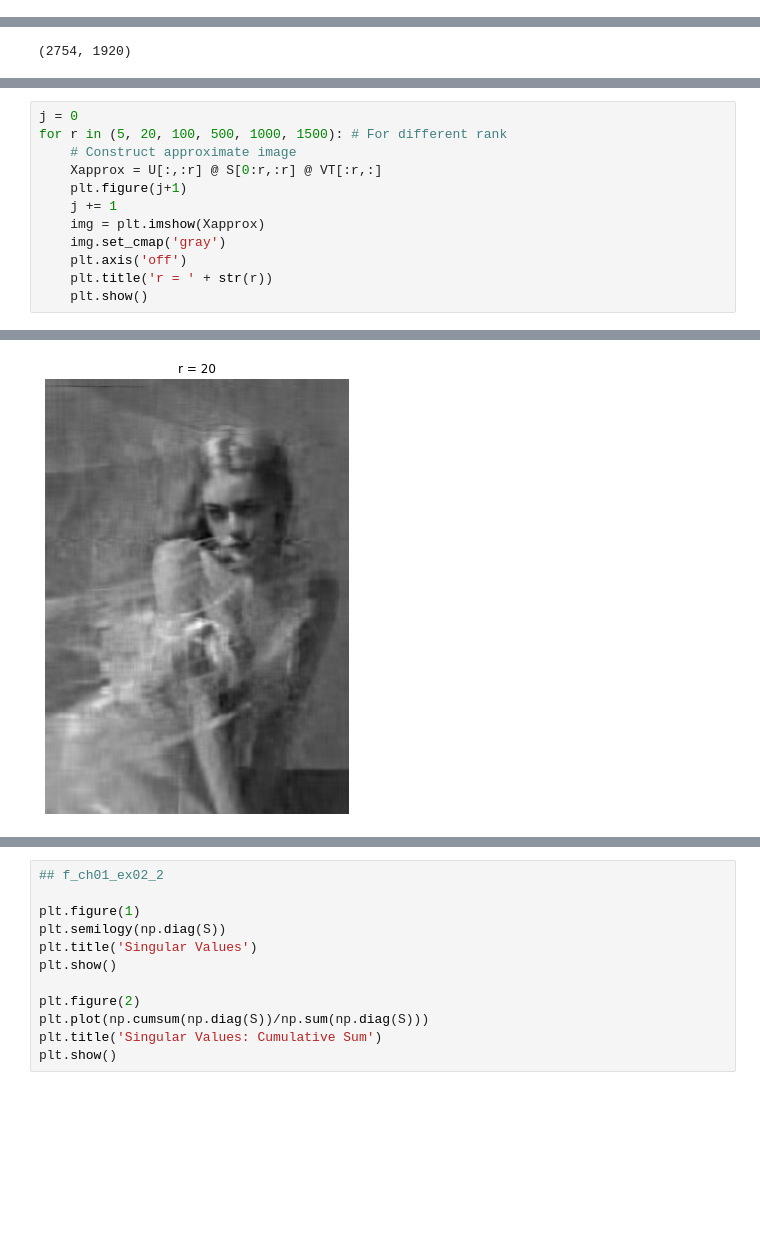
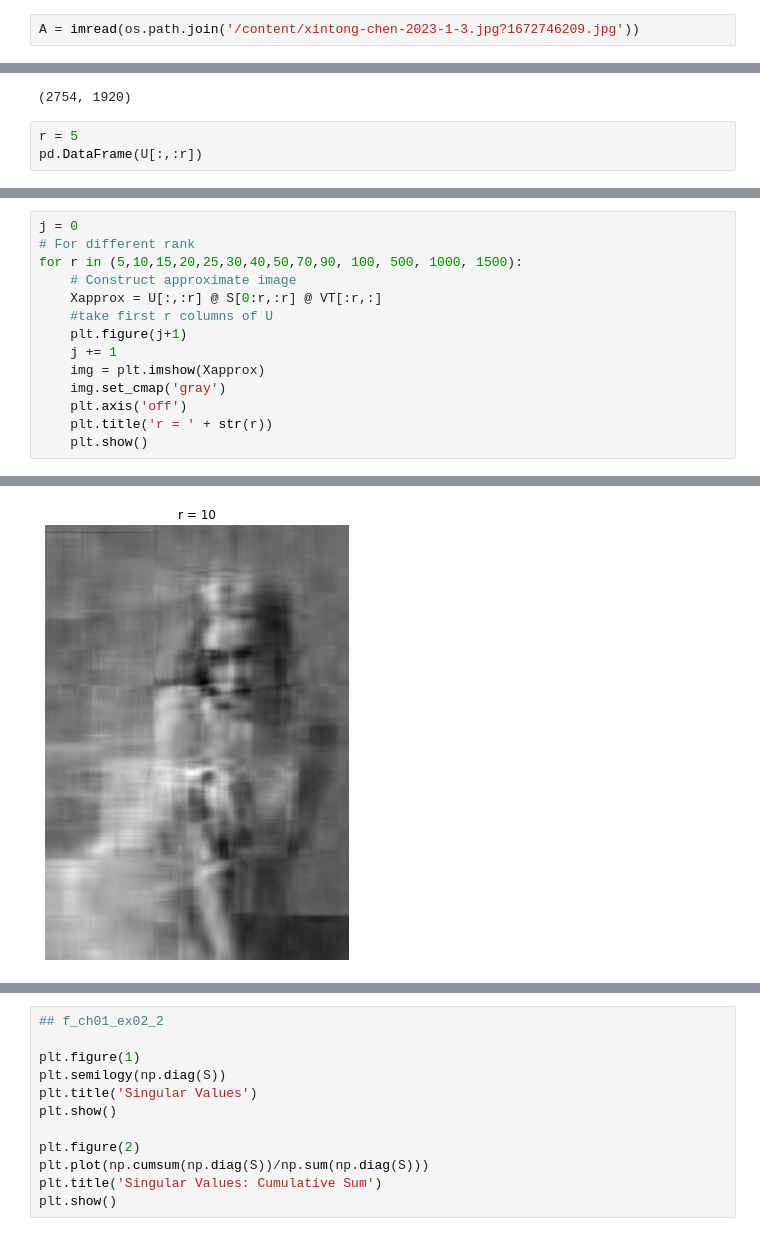
Before and after one commit to xqyn/deep-learning, a Jupyter notebook: ml/SVD_CH01_SEC02.ipynb, the cells around one changed output, grey strips where cells are left out. Cells and saved outputs as stored; diff of their text form; blank space fills up the shorter version.

```diff
--- a/ml/SVD_CH01_SEC02.ipynb
+++ b/ml/SVD_CH01_SEC02.ipynb
@@ -25,3 +40,5 @@ A = imread(os.path.join('..','/content/artstation-artwork.jpg'))
+# %%
+A = imread(os.path.join('/content/xintong-chen-2023-1-3.jpg?1672746209.jpg'))
 # %%
 img = plt.imshow(A)
 #img.set_cmap('gray')
@@ -103,3 +123,6 @@ pd.DataFrame(S)
 X.shape
 # %% [output]
 (2754, 1920)
+# %%
+r = 5
+pd.DataFrame(U[:,:r])
@@ -106,15 +162,17 @@ X.shape
 # %%
 j = 0
-for r in (5, 20, 100, 500, 1000, 1500): # For different rank
+# For different rank
+for r in (5,10,15,20,25,30,40,50,70,90, 100, 500, 1000, 1500):
     # Construct approximate image
     Xapprox = U[:,:r] @ S[0:r,:r] @ VT[:r,:]
+    #take first r columns of U
     plt.figure(j+1)
     j += 1
     img = plt.imshow(Xapprox)
     img.set_cmap('gray')
     plt.axis('off')
     plt.title('r = ' + str(r))
     plt.show()
 # %% [output]
 [figure]
-[figure, old version]
+[figure, new version]
```
Also changed, not shown: parts of 10 cells of this notebook.
